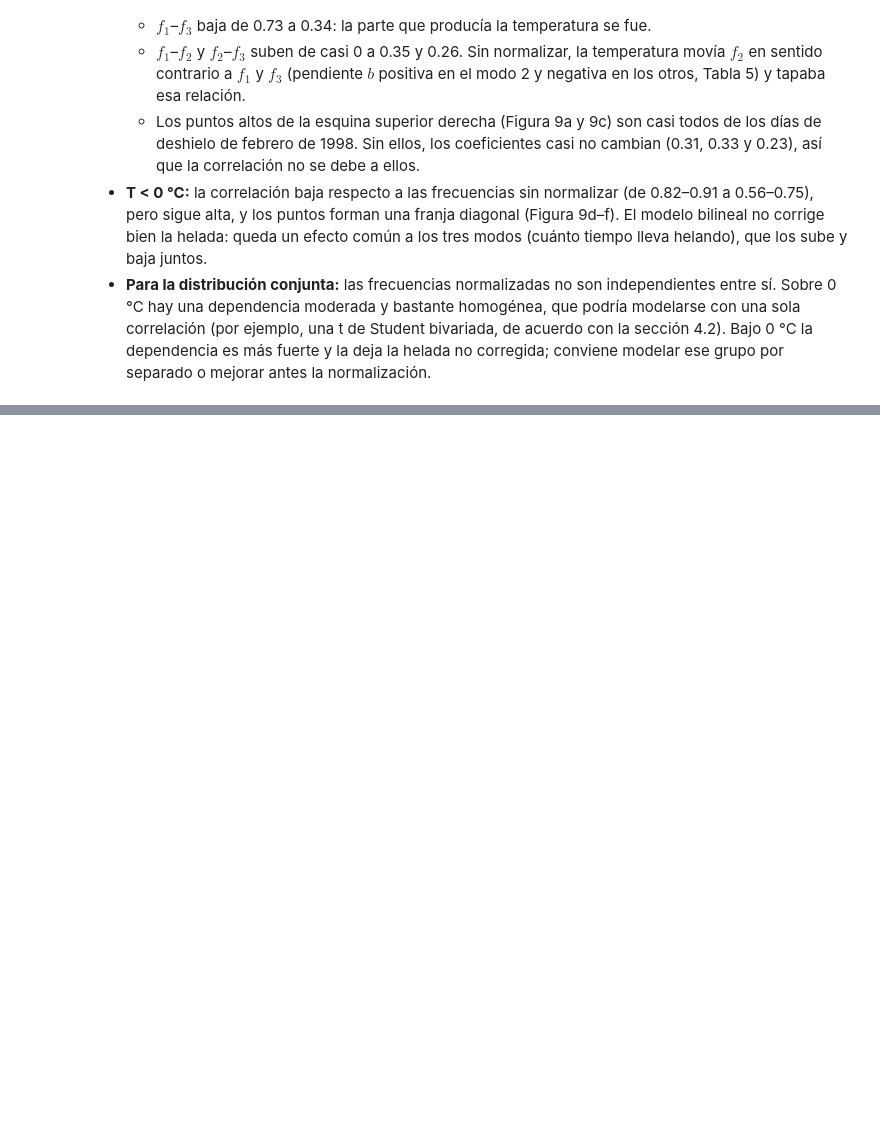
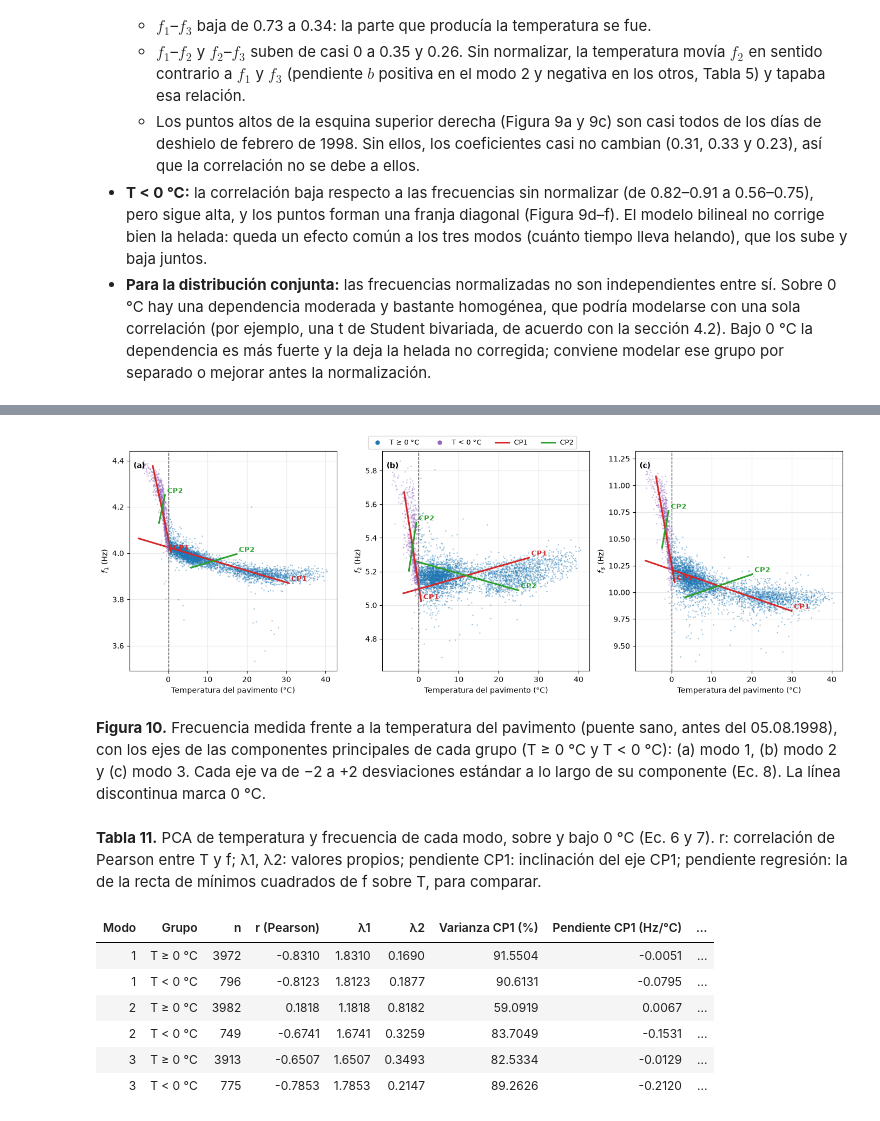
Before and after one commit to 25adiaz-apps/phd-civil-ualberta, a Jupyter notebook: structural-reliability/bridge-z24/z24_modal_distributions.ipynb, the cells around one changed output, grey strips where cells are left out. Drawn from its saved outputs; the diff is of its cells as text; code cells hidden in the pictures; blank space fills up the shorter version.

```diff
--- a/structural-reliability/bridge-z24/z24_modal_distributions.ipynb
+++ b/structural-reliability/bridge-z24/z24_modal_distributions.ipynb
@@ -822,0 +757,58 @@ show_figure(fig, f_num, f"Frecuencias normalizadas a {T_REF:.0f} °C y estandari
+# %%
+pca_groups = [("T ≥ 0 °C", sano[sano["T"] >= 0], "C0"), ("T < 0 °C", sano[sano["T"] < 0], "C4")]
+pc_colors = ["C3", "C2"]
+
+rows = []
+fig, axes = plt.subplots(1, len(MODE_BANDS), figsize=(14, 4.8))
+for i, (ax, m) in enumerate(zip(axes, MODE_BANDS)):
+    for label, sel, color in pca_groups:
+        X = sel[["T", f"f{m}"]].dropna()
+        mean, std = X.mean().to_numpy(), X.std().to_numpy()
+        Z = (X - mean) / std                                          # Eq. 6
+        lam, V = np.linalg.eigh(np.corrcoef(Z.to_numpy().T))         # Eq. 7 (ascending order)
+        lam, V = lam[::-1], V[:, ::-1]                               # largest variance first
+        V = V * np.where(V[0] < 0, -1, 1)                            # each axis points towards increasing T
+        r = np.corrcoef(X.to_numpy().T)[0, 1]
+        rows.append({"Modo": m, "Grupo": label, "n": len(X), "r (Pearson)": r, "λ1": lam[0], "λ2": lam[1],
+                     "Varianza CP1 (%)": 100 * lam[0] / lam.sum(),
+                     "Pendiente CP1 (Hz/°C)": (V[1, 0] * std[1]) / (V[0, 0] * std[0]),
+                     "Pendiente regresión (Hz/°C)": r * std[1] / std[0]})
+
+        ax.plot(X["T"], X[f"f{m}"], ".", ms=2, alpha=0.3, color=color)
+        for k in range(len(lam)):
+            d = 2 * np.sqrt(lam[k]) * V[:, k] * std                  # Eq. 8: ±2 sigma along component k, in °C and Hz
+            ax.plot(mean[0] + np.array([-d[0], d[0]]), mean[1] + np.array([-d[1], d[1]]), color=pc_colors[k], lw=2.2)
+            ax.annotate(f"CP{k + 1}", xy=(mean[0] + d[0], mean[1] + d[1]), color=pc_colors[k], fontsize=9,
+                        fontweight="bold", xytext=(3, 3), textcoords="offset points")
+    ax.axvline(0, color="0.3", ls="--", lw=1)
+    ax.set_xlabel("Temperatura del pavimento (°C)")
+    ax.set_ylabel(f"$f_{m}$ (Hz)")
+    ax.grid(alpha=0.3)
+    ax.text(0.02, 0.95, f"({chr(97 + i)})", transform=ax.transAxes, va="top", fontweight="bold")
+handles = ([plt.Line2D([], [], ls="", marker="o", ms=5, color=color, label=label) for label, _, color in pca_groups]
+           + [plt.Line2D([], [], color=pc_colors[k], lw=2.2, label=f"CP{k + 1}") for k in range(2)])
+fig.legend(handles=handles, loc="upper center", ncol=4, fontsize=9, bbox_to_anchor=(0.5, 1.04))
+fig.tight_layout()
+
+f_num += 1
+show_figure(fig, f_num, "Frecuencia medida frente a la temperatura del pavimento (puente sano, antes del 05.08.1998), con "
+            "los ejes de las componentes principales de cada grupo (T ≥ 0 °C y T < 0 °C): (a) modo 1, (b) modo 2 y "
+            "(c) modo 3. Cada eje va de −2 a +2 desviaciones estándar a lo largo de su componente (Ec. 8). La línea "
+            "discontinua marca 0 °C.")
+
+t_num += 1
+show_table(pd.DataFrame(rows), t_num, "PCA de temperatura y frecuencia de cada modo, sobre y bajo 0 °C (Ec. 6 y 7). "
+           "r: correlación de Pearson entre T y f; λ1, λ2: valores propios; pendiente CP1: inclinación del eje CP1; "
+           "pendiente regresión: la de la recta de mínimos cuadrados de f sobre T, para comparar.",
+           precision=4, hide_index=True)
+# %% [output]
+[figure, added]
+**Figura 10.** Frecuencia medida frente a la temperatura del pavimento (puente sano, antes del 05.08.1998), con los ejes de las componentes principales de cada grupo (T ≥ 0 °C y T < 0 °C): (a) modo 1, (b) modo 2 y (c) modo 3. Cada eje va de −2 a +2 desviaciones estándar a lo largo de su componente (Ec. 8). La línea discontinua marca 0 °C.
+**Tabla 11.** PCA de temperatura y frecuencia de cada modo, sobre y bajo 0 °C (Ec. 6 y 7). r: correlación de Pearson entre T y f; λ1, λ2: valores propios; pendiente CP1: inclinación del eje CP1; pendiente regresión: la de la recta de mínimos cuadrados de f sobre T, para comparar.
+| Modo | Grupo | n | r (Pearson) | λ1 | λ2 | Varianza CP1 (%) | Pendiente CP1 (Hz/°C) | ... |
+| 1 | T ≥ 0 °C | 3972 | -0.8310 | 1.8310 | 0.1690 | 91.5504 | -0.0051 | ... |
+| 1 | T < 0 °C | 796 | -0.8123 | 1.8123 | 0.1877 | 90.6131 | -0.0795 | ... |
+| 2 | T ≥ 0 °C | 3982 | 0.1818 | 1.1818 | 0.8182 | 59.0919 | 0.0067 | ... |
+| 2 | T < 0 °C | 749 | -0.6741 | 1.6741 | 0.3259 | 83.7049 | -0.1531 | ... |
+| 3 | T ≥ 0 °C | 3913 | -0.6507 | 1.6507 | 0.3493 | 82.5334 | -0.0129 | ... |
+| 3 | T < 0 °C | 775 | -0.7853 | 1.7853 | 0.2147 | 89.2626 | -0.2120 | ... |
```
Also changed, not shown: parts of 6 cells of this notebook.
